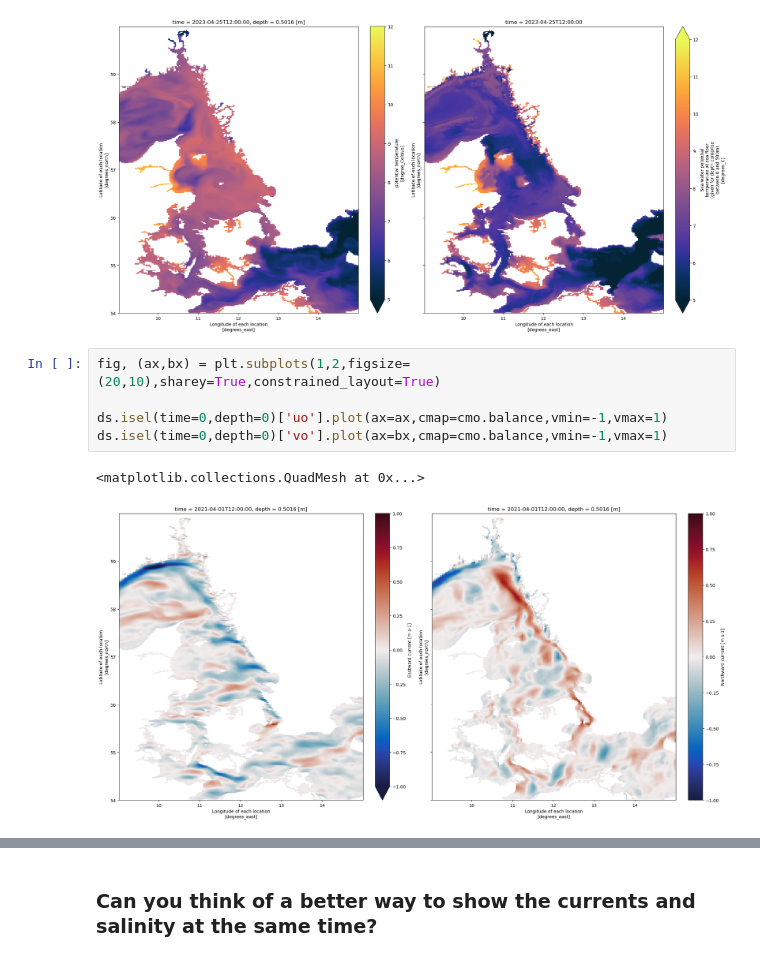
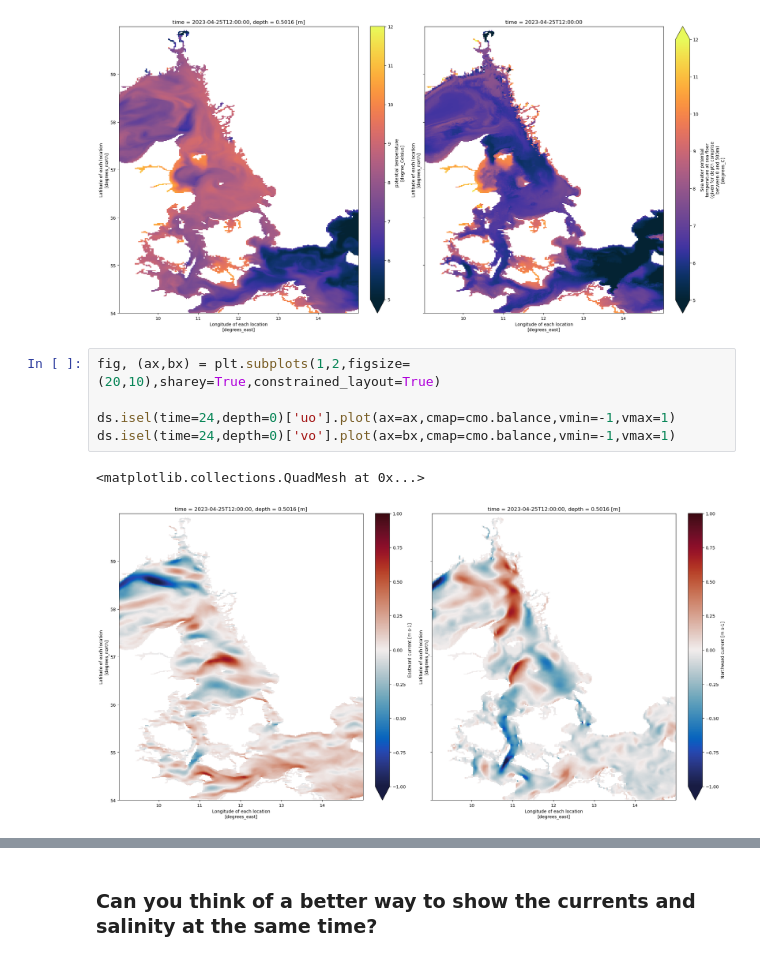
Before and after one commit to jmedholm/OC4920, a Jupyter notebook: Working_with_NEMO.ipynb, the cells around one changed output, grey strips where cells are left out. Saved outputs shown, nothing was run; the diff lists cells and outputs as text.

```diff
--- a/Working_with_NEMO.ipynb
+++ b/Working_with_NEMO.ipynb
@@ -146,8 +146,8 @@ ds.isel(time=24)['bottomT'].plot(ax=bx,cmap=cmo.thermal,vmin=5,vmax=12)
 # %%
 fig, (ax,bx) = plt.subplots(1,2,figsize=(20,10),sharey=True,constrained_layout=True)
 
-ds.isel(time=0,depth=0)['uo'].plot(ax=ax,cmap=cmo.balance,vmin=-1,vmax=1)
-ds.isel(time=0,depth=0)['vo'].plot(ax=bx,cmap=cmo.balance,vmin=-1,vmax=1)
+ds.isel(time=24,depth=0)['uo'].plot(ax=ax,cmap=cmo.balance,vmin=-1,vmax=1)
+ds.isel(time=24,depth=0)['vo'].plot(ax=bx,cmap=cmo.balance,vmin=-1,vmax=1)
 # %% [output]
 <matplotlib.collections.QuadMesh at 0x...>
-[figure, old version]
+[figure, new version]
```
Also changed, not shown: parts of 1 cell of this notebook.
